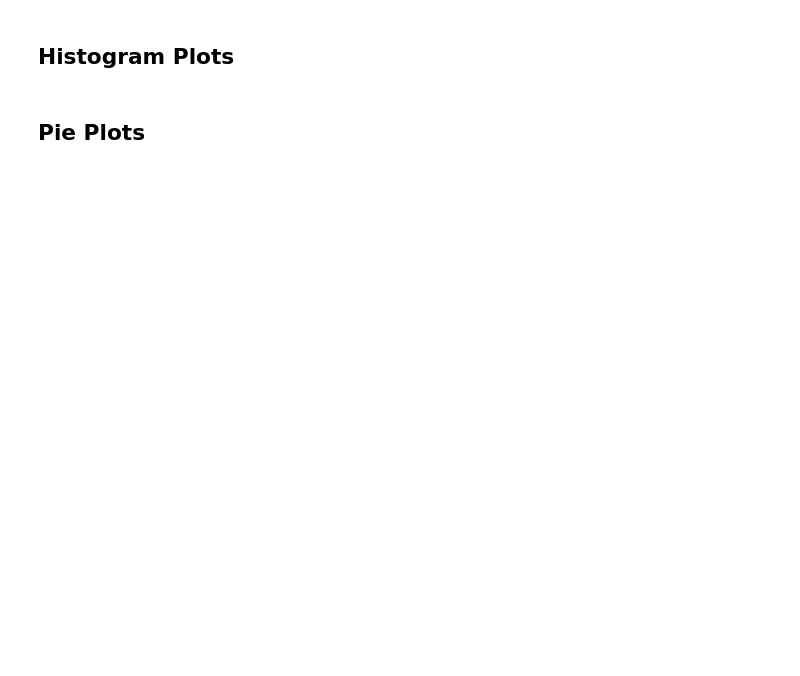
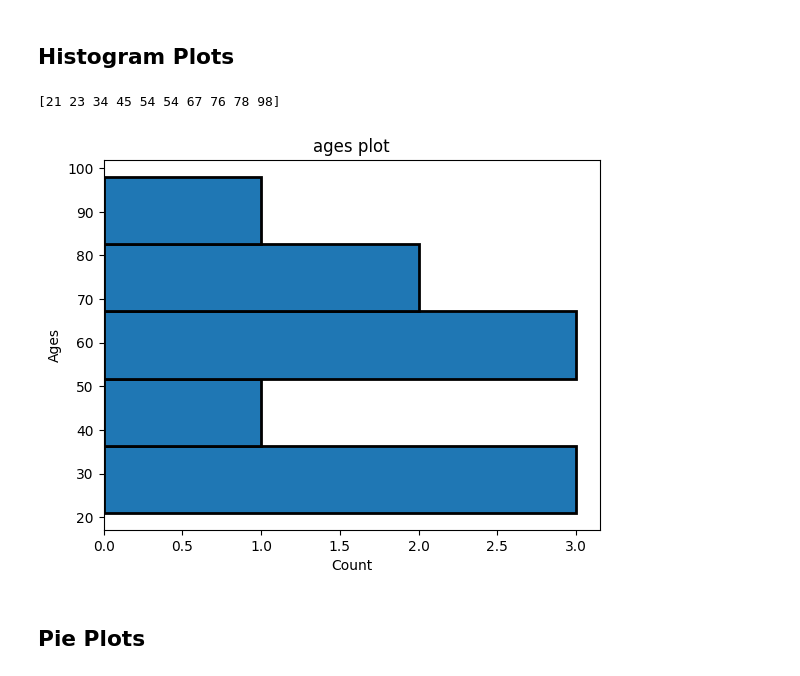
Before and after one commit to ananya-codes-data/Learning-Python, a Jupyter notebook: matplotlib.ipynb, the cells around one changed output. Cells and saved outputs as stored; diff of their text form; code cells hidden in the pictures; blank space fills up the shorter version.

```diff
--- a/matplotlib.ipynb
+++ b/matplotlib.ipynb
@@ -261,4 +276,20 @@ plt.show()
 # %% [markdown]
 ## Histogram Plots
+# %%
+ages = [34, 23, 78, 54, 67, 45, 21, 98, 54, 76]
+
+sorted_ages = np.sort(ages)
+print(sorted_ages)
+
+plt.hist(ages, edgecolor= 'black', bins= 5, orientation= 'horizontal', linewidth= 2)
+
+plt.title("ages plot")
+plt.xlabel("Count")
+plt.ylabel("Ages")
+
+plt.show()
+# %% [output]
+[21 23 34 45 54 54 67 76 78 98]
+[figure, added]
 # %% [markdown]
 ## Pie Plots
```
Also changed, not shown: parts of 7 cells of this notebook.
